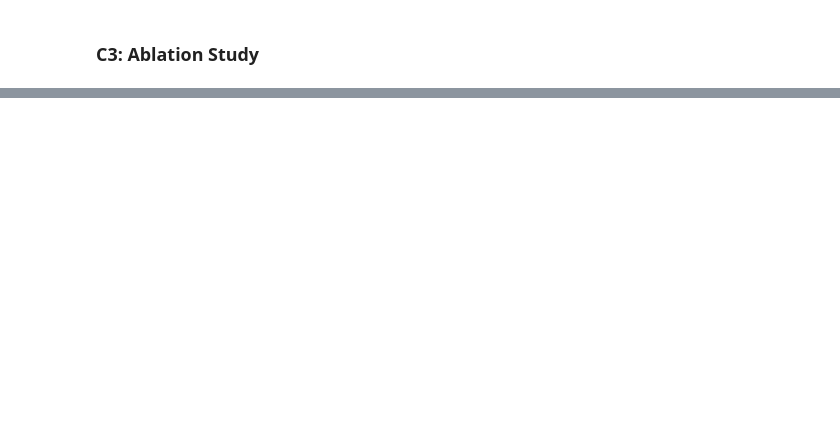
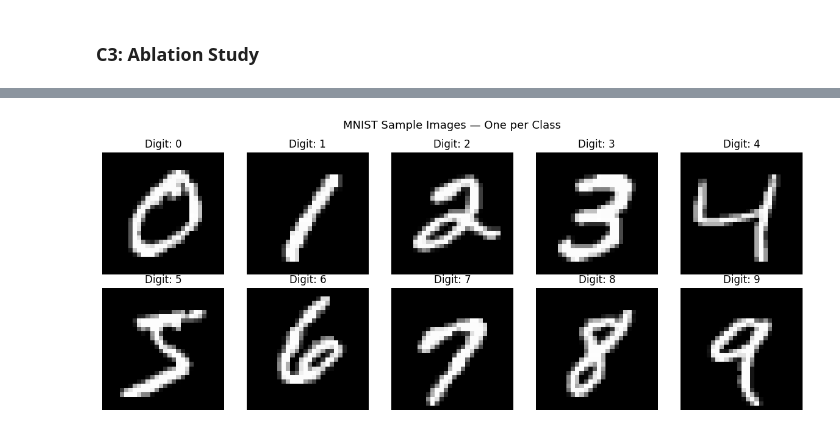
Before and after one commit to Saif1Shahzad/cardioai-heart-disease-prediction, a Jupyter notebook: notebook/i232634_DS-A_Assignment 4_Notebook.ipynb, the cells around one changed output, grey strips where cells are left out. Cells and saved outputs as stored; diff of their text form; code cells hidden in the pictures; blank space fills up the shorter version.

```diff
--- a/notebook/i232634_DS-A_Assignment 4_Notebook.ipynb
+++ b/notebook/i232634_DS-A_Assignment 4_Notebook.ipynb
@@ -1173,0 +1179,22 @@ causes vanishing gradients in deeper layers, reducing representational capacity.
+# %%
+(X_mnist_train_full, y_mnist_train_full), (X_mnist_test_full, y_mnist_test_full) = mnist.load_data()
+
+# Subset
+X_mnist_train = X_mnist_train_full[:12000]
+y_mnist_train = y_mnist_train_full[:12000]
+X_mnist_test  = X_mnist_test_full[:2000]
+y_mnist_test  = y_mnist_test_full[:2000]
+
+# Normalise
+X_mnist_train = X_mnist_train.astype('float32') / 255.0
+X_mnist_test  = X_mnist_test.astype('float32')  / 255.0
+
+# Reshape for CNN
+X_train_cnn = X_mnist_train.reshape(-1, 28, 28, 1)
+X_test_cnn  = X_mnist_test.reshape(-1, 28, 28, 1)
+
+# One-hot labels
+y_train_oh = to_categorical(y_mnist_train, 10)
+y_test_oh  = to_categorical(y_mnist_test, 10)
+
+print(f'Train: {X_train_cnn.shape}, Test: {X_test_cnn.shape}')
@@ -1173,0 +1205,14 @@ causes vanishing gradients in deeper layers, reducing representational capacity.
+# %%
+# Sample images grid (5×2, one per digit class)
+fig, axes = plt.subplots(2, 5, figsize=(12, 5))
+for digit in range(10):
+    idx = np.where(y_mnist_train == digit)[0][0]
+    ax = axes[digit // 5][digit % 5]
+    ax.imshow(X_mnist_train[idx], cmap='gray')
+    ax.set_title(f'Digit: {digit}', fontsize=12)
+    ax.axis('off')
+plt.suptitle('MNIST Sample Images — One per Class', fontsize=13)
+plt.tight_layout()
+plt.show()
+# %% [output]
+[figure, added]
```
Also changed, not shown: parts of 26 cells of this notebook, 6 other files.
